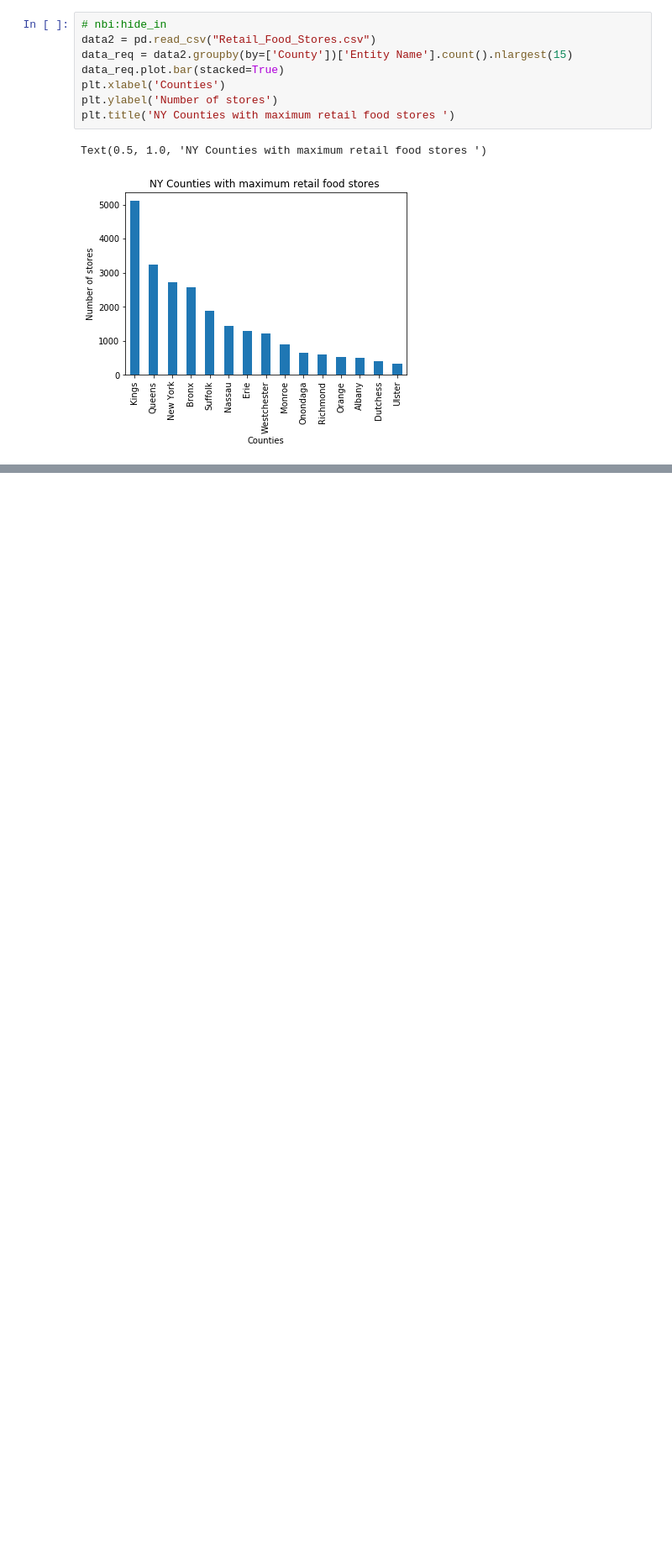
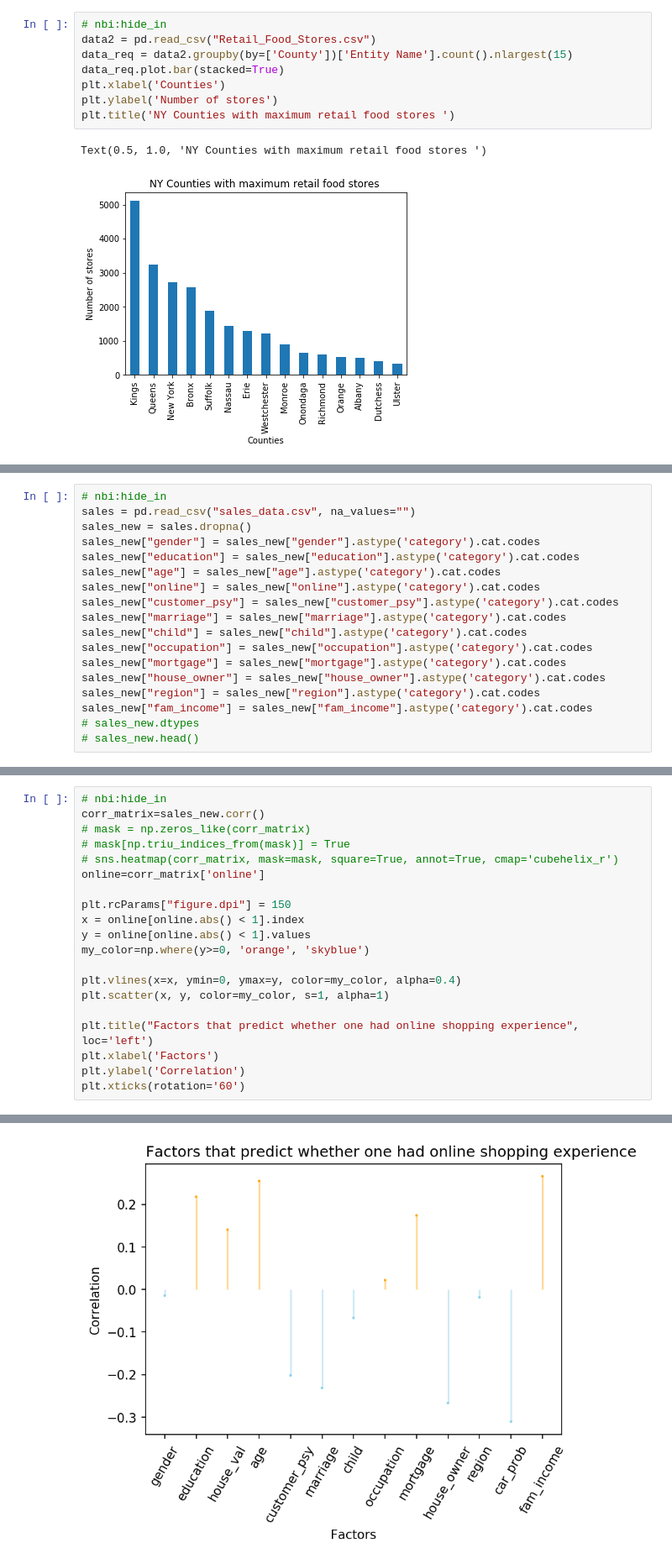
Before and after one commit to Harsh96IM/IS590DV, a Jupyter notebook: Vizpart3.ipynb, the cells around one changed output, grey strips where cells are left out. Shown at 84% size. Cells and saved outputs as stored; diff of their text form; blank space fills up the shorter version.

```diff
--- a/Vizpart3.ipynb
+++ b/Vizpart3.ipynb
@@ -260,2 +253,20 @@ Text(0.5, 1.0, 'NY Counties with maximum retail food stores ')
 The Retail_Food_Stores dataset contains the counties of New York state along with the retail food stores (Column:entity name) and their addreses under each county. Instacart will use this information to find out the counties/stores they are currently not having business with. Then under each county,they can cross check with their database and find out the stores they are not currently dealing with.Thereby, increasing their business by contacting the remaining stores.
 The graph represents top 15 counties having maximum stores with counties name on the X- axis and number of stores on the Y- axis. Since, top 15 counties have the maximum number of stores it will help Instacart to directly compare the number of stores their currently dealing with this graph information. If the number does not match, Instacart can look to check the missing stores in their database and start doing business with them. Hence, this dataset will help Instacart to increase their revenue and thus grow their business and deal with the new stores.
+# %%
+# nbi:hide_in
+sales = pd.read_csv("sales_data.csv", na_values="")
+sales_new = sales.dropna()
+sales_new["gender"] = sales_new["gender"].astype('category').cat.codes
+sales_new["education"] = sales_new["education"].astype('category').cat.codes
+sales_new["age"] = sales_new["age"].astype('category').cat.codes
+sales_new["online"] = sales_new["online"].astype('category').cat.codes
+sales_new["customer_psy"] = sales_new["customer_psy"].astype('category').cat.codes
+sales_new["marriage"] = sales_new["marriage"].astype('category').cat.codes
+sales_new["child"] = sales_new["child"].astype('category').cat.codes
+sales_new["occupation"] = sales_new["occupation"].astype('category').cat.codes
+sales_new["mortgage"] = sales_new["mortgage"].astype('category').cat.codes
+sales_new["house_owner"] = sales_new["house_owner"].astype('category').cat.codes
+sales_new["region"] = sales_new["region"].astype('category').cat.codes
+sales_new["fam_income"] = sales_new["fam_income"].astype('category').cat.codes
+# sales_new.dtypes
+# sales_new.head()
@@ -261,0 +291,21 @@ The graph represents top 15 counties having maximum stores with counties name on
+# %%
+# nbi:hide_in
+corr_matrix=sales_new.corr()
+# mask = np.zeros_like(corr_matrix)
+# mask[np.triu_indices_from(mask)] = True
+# sns.heatmap(corr_matrix, mask=mask, square=True, annot=True, cmap='cubehelix_r')
+online=corr_matrix['online']
+
+plt.rcParams["figure.dpi"] = 150
+x = online[online.abs() < 1].index
+y = online[online.abs() < 1].values
+my_color=np.where(y>=0, 'orange', 'skyblue')
+
+plt.vlines(x=x, ymin=0, ymax=y, color=my_color, alpha=0.4)
+plt.scatter(x, y, color=my_color, s=1, alpha=1)
+
+plt.title("Factors that predict whether one had online shopping experience", loc='left')
+plt.xlabel('Factors')
+plt.ylabel('Correlation')
+plt.xticks(rotation='60')
+# %% [output]
@@ -261,0 +314 @@ The graph represents top 15 counties having maximum stores with counties name on
+[figure, added]
```
Also changed, not shown: parts of 12 cells of this notebook.
